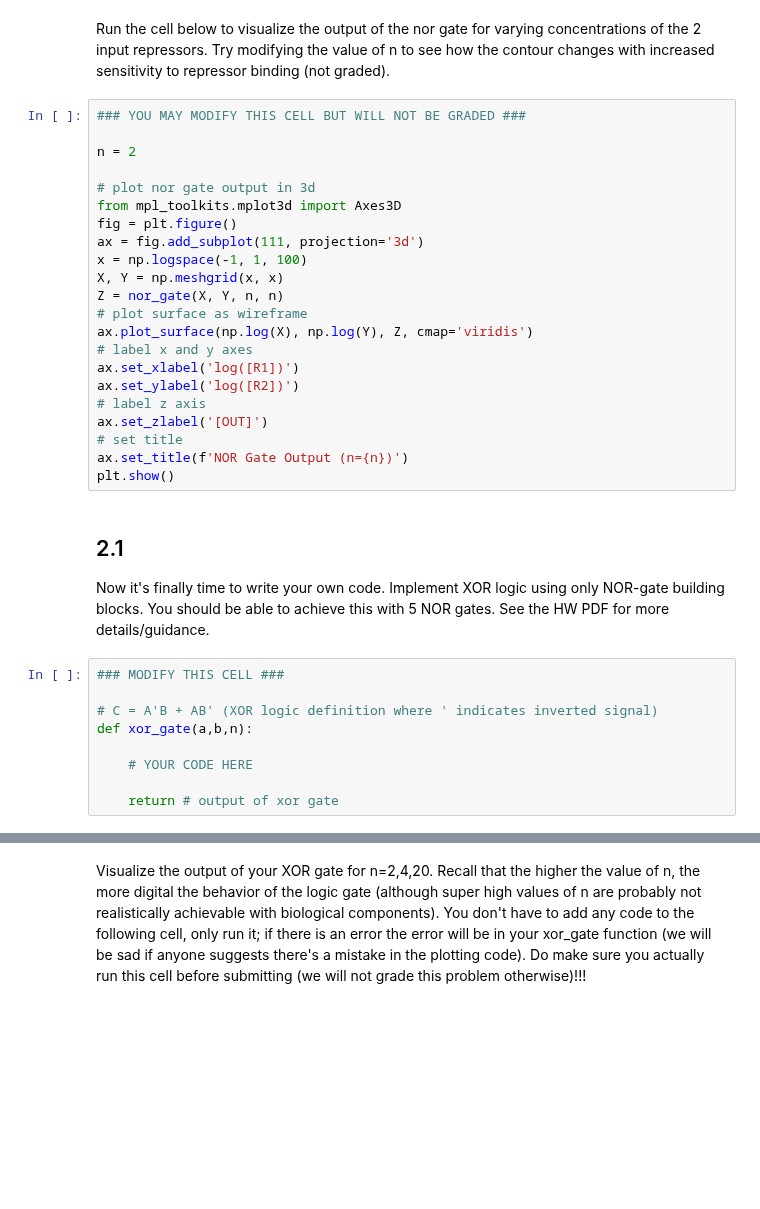
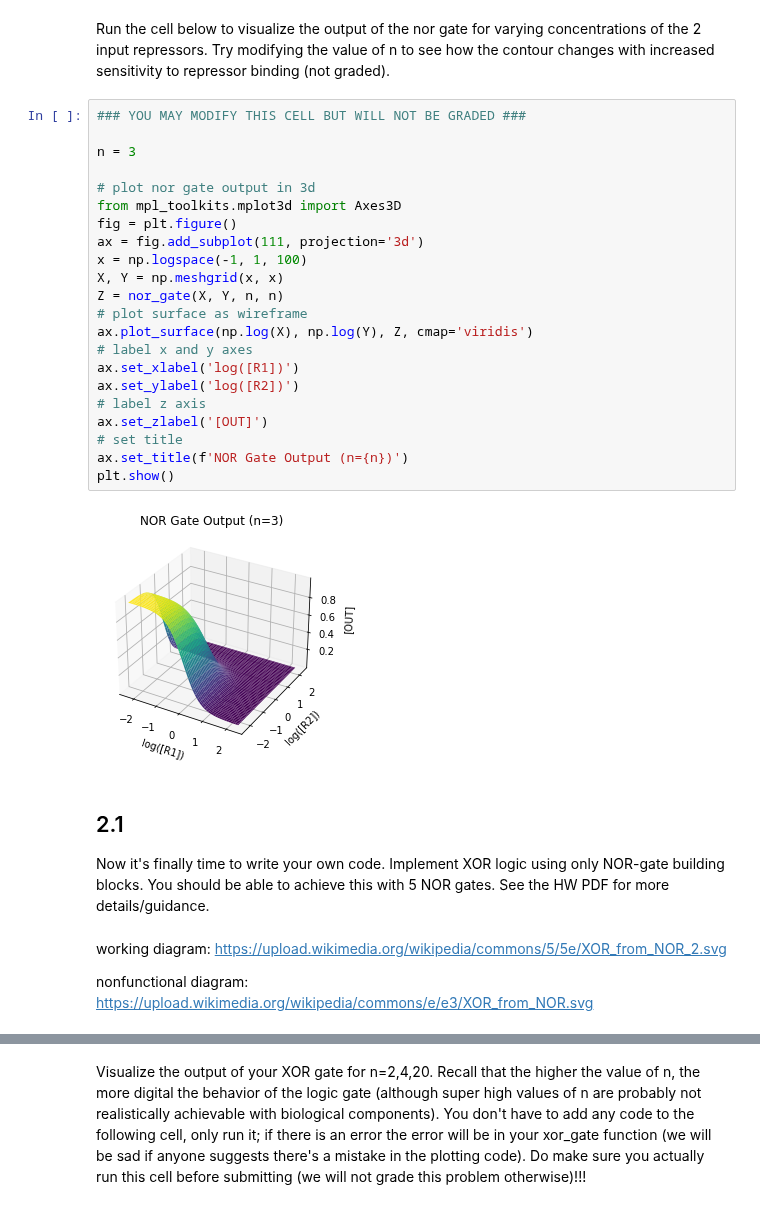
Before and after one commit to istari79/synbio_aut22, a Jupyter notebook: Homework 4/HW4.ipynb, the cells around one changed output, grey strips where cells are left out. Saved outputs shown, nothing was run; the diff lists cells and outputs as text; blank space fills up the shorter version.

Commit message:
Worked on XOR Gate
As a note, one implementation of the XOR gate with NOR gates works, and a different (though still correct) implementation produces somewhat similar but not the same graph.

```diff
--- a/Homework 4/HW4.ipynb
+++ b/Homework 4/HW4.ipynb
@@ -36,35 +43,32 @@ Run the cell below to visualize the output of the nor gate for varying concentra
 # %%
 ### YOU MAY MODIFY THIS CELL BUT WILL NOT BE GRADED ###
 
-n = 2
+n = 3
 
 # plot nor gate output in 3d
 from mpl_toolkits.mplot3d import Axes3D
 fig = plt.figure()
 ax = fig.add_subplot(111, projection='3d')
 x = np.logspace(-1, 1, 100)
 X, Y = np.meshgrid(x, x)
 Z = nor_gate(X, Y, n, n)
 # plot surface as wireframe
 ax.plot_surface(np.log(X), np.log(Y), Z, cmap='viridis')
 # label x and y axes
 ax.set_xlabel('log([R1])')
 ax.set_ylabel('log([R2])')
 # label z axis
 ax.set_zlabel('[OUT]')
 # set title
 ax.set_title(f'NOR Gate Output (n={n})')
 plt.show()
+# %% [output]
+[figure, added]
 # %% [markdown]
 ## 2.1
 
 Now it's finally time to write your own code. Implement XOR logic using only NOR-gate building blocks. You should be able to achieve this with 5 NOR gates. See the HW PDF for more details/guidance.
-# %%
-### MODIFY THIS CELL ###
-
-# C = A'B + AB' (XOR logic definition where ' indicates inverted signal)
-def xor_gate(a,b,n):
-
-    # YOUR CODE HERE
-
-    return # output of xor gate
+# %% [markdown]
+working diagram: https://upload.wikimedia.org/wikipedia/commons/5/5e/XOR_from_NOR_2.svg
+
+nonfunctional diagram: https://upload.wikimedia.org/wikipedia/commons/e/e3/XOR_from_NOR.svg
```
Also changed, not shown: parts of 3 cells of this notebook.
